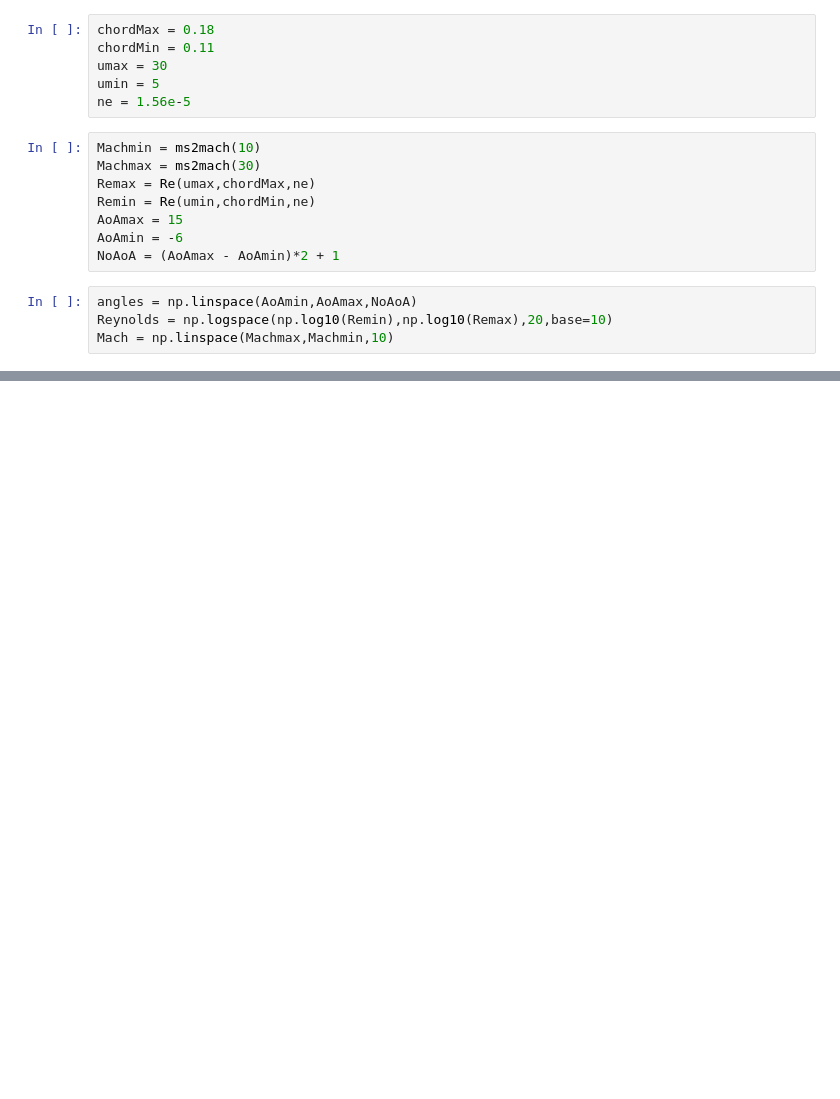
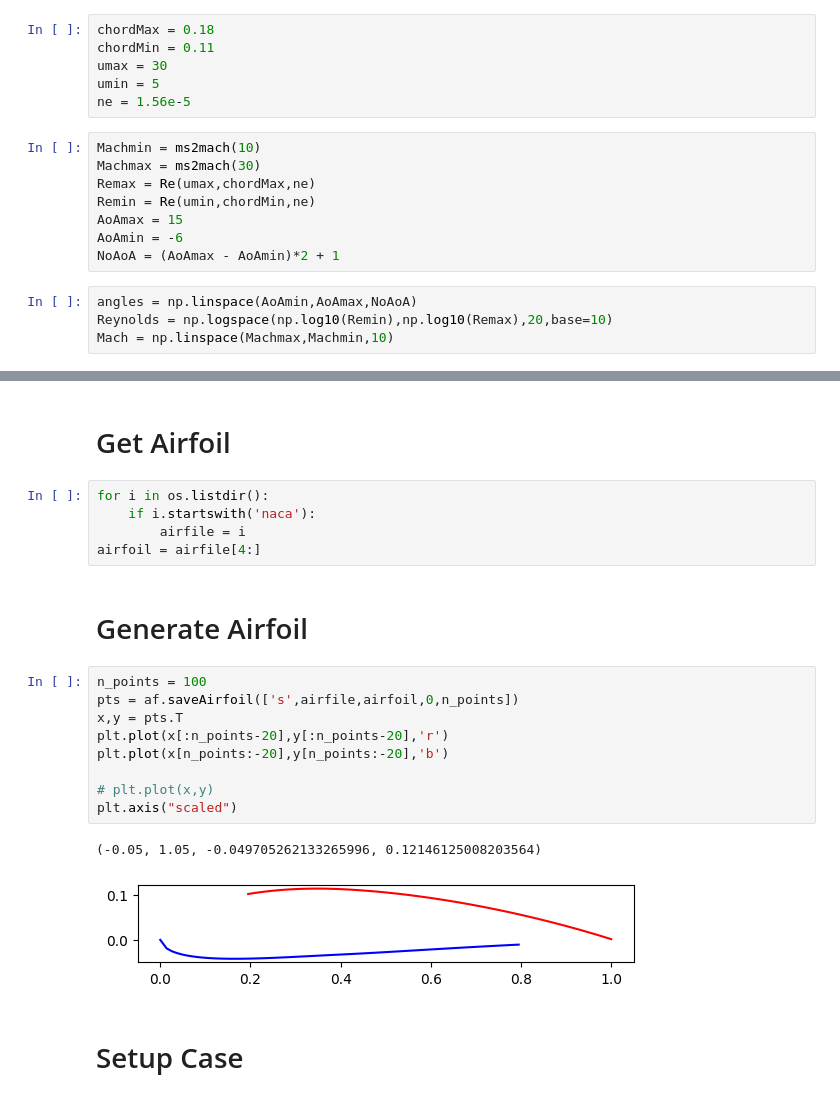
Before and after one commit to trifwn/Icarus, a Jupyter notebook: hermesCalc.ipynb, the cells around one changed output, grey strips where cells are left out. Cells and saved outputs as stored; diff of their text form; blank space fills up the shorter version.

```diff
--- a/hermesCalc.ipynb
+++ b/hermesCalc.ipynb
@@ -47,0 +50,23 @@ array([-6. , -5.5, -5. , -4.5, -4. , -3.5, -3. , -2.5, -2. , -1.5, -1. ,
+# %% [markdown]
+# Get Airfoil
+# %%
+for i in os.listdir():
+    if i.startswith('naca'):
+        airfile = i
+airfoil = airfile[4:]
+# %% [markdown]
+# Generate Airfoil
+# %%
+n_points = 100
+pts = af.saveAirfoil(['s',airfile,airfoil,0,n_points])
+x,y = pts.T
+plt.plot(x[:n_points-20],y[:n_points-20],'r')
+plt.plot(x[n_points:-20],y[n_points:-20],'b')
+
+# plt.plot(x,y)
+plt.axis("scaled")
+# %% [output]
+(-0.05, 1.05, -0.049705262133265996, 0.12146125008203564)
+[figure, added]
+# %% [markdown]
+# Setup Case
```
Also changed, not shown: parts of 15 cells of this notebook, 22 other files.
